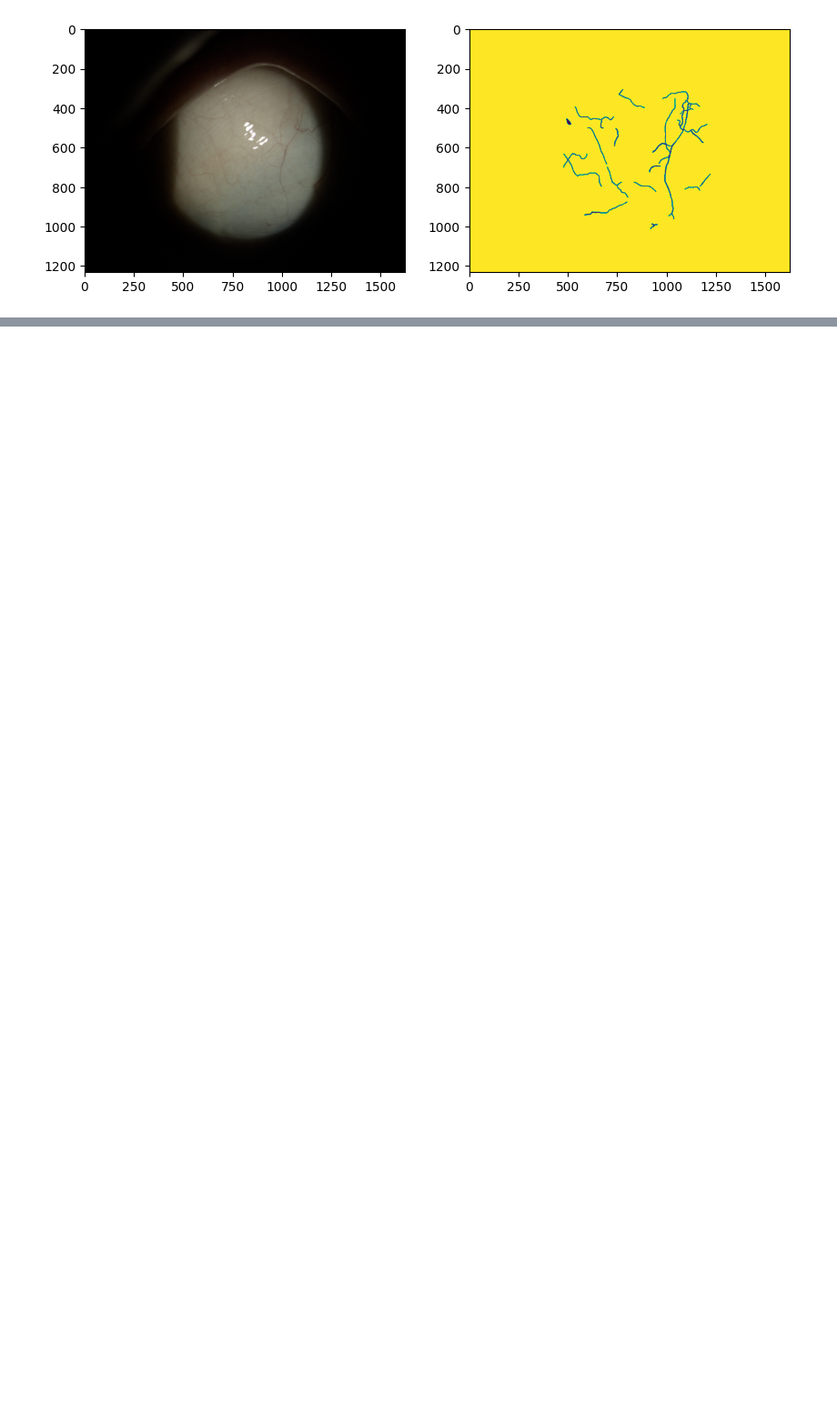
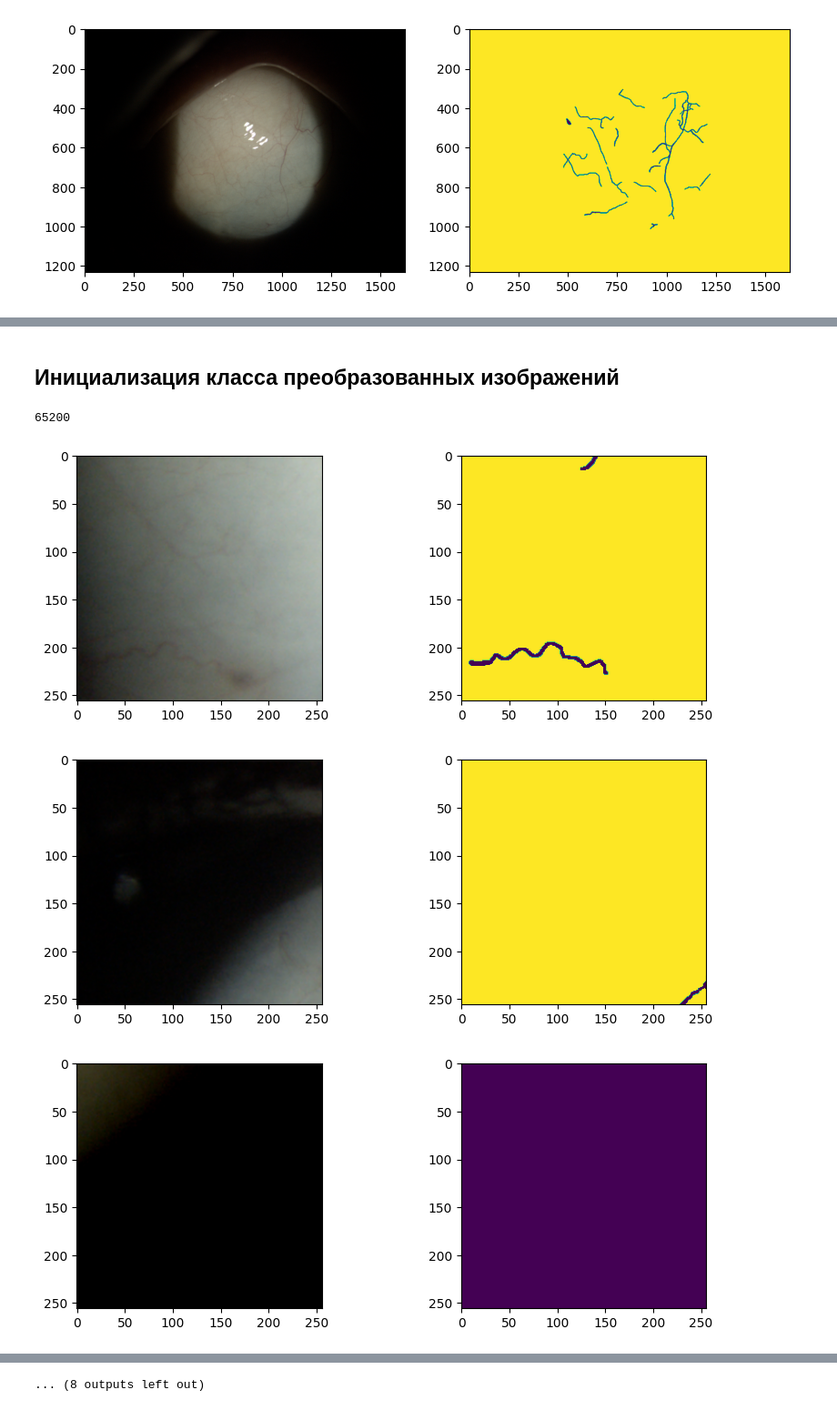
Before and after one commit to capillaro-detector/model_train, a Jupyter notebook: keras_model/augumentation.ipynb, the cells around one changed output, grey strips where cells are left out. Shown at 91% size. Saved outputs shown, nothing was run; the diff lists cells and outputs as text; code cells hidden in the pictures; blank space fills up the shorter version.

```diff
--- a/keras_model/augumentation.ipynb
+++ b/keras_model/augumentation.ipynb
@@ -11,5 +13,6 @@ from get_dataset import EyeDataset
 # %%
 base_dataset = Path('dataset/train_dataset_mc')
+aug_dataset = Path('dataset/augument')
 aug_images = Path('dataset/augument/image')
 aug_masks = Path('dataset/augument/mask')
 # %%
@@ -83,5 +79,0 @@ dataset/augument/image/123_3.png dataset/augument/mask/123_3.png
-# %%
-for i in range(100):
-    image1, mask1 = transformer(image, mask)
-    save_images(image1, mask1, name, i)
-    #show_image(image1, mask1)
@@ -89,0 +117,18 @@ error: OpenCV(4.6.0) /io/opencv/modules/imgcodecs/src/loadsave.cpp:737: error: (
+# %% [markdown]
+## Инициализация класса преобразованных изображений
+# %%
+big_dataset = AugDataset(base_dataset, aug_dataset)
+big_dataset_size = len(big_dataset)
+big_dataset_size
+# %% [output]
+65200
+# %%
+random_image = list(np.random.randint(big_dataset_size, size=20))
+
+for i in random_image:
+    sample = big_dataset[i]
+    show_image(sample['image'], sample['mask'])
+# %% [output]
+[figure, added]
+[figure, added]
+[figure, added]
@@ -89,0 +144 @@ error: OpenCV(4.6.0) /io/opencv/modules/imgcodecs/src/loadsave.cpp:737: error: (
+... (8 outputs left out)
```
Also changed, not shown: parts of 33 cells of this notebook, 2 other files.
